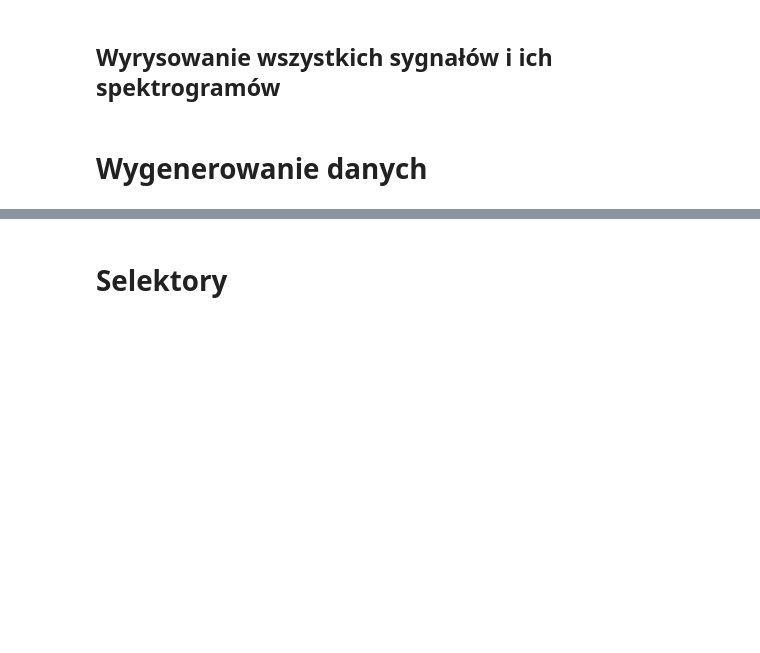
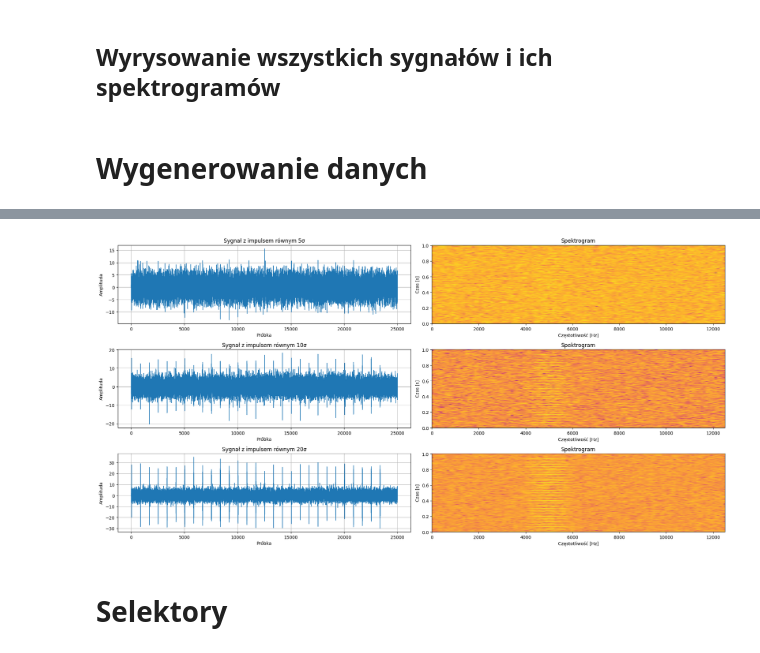
Before and after one commit to MD275996/System-to-identify-anomalies-in-vibration-signals-for-local-damage-detection-in-machines, a Jupyter notebook: main.ipynb, the cells around one changed output, grey strips where cells are left out. Cells and saved outputs as stored; diff of their text form; code cells hidden in the pictures; blank space fills up the shorter version.

```diff
--- a/main.ipynb
+++ b/main.ipynb
@@ -490,55 +481,57 @@ plot_all_selectors_grid_from_signals([signal1,signal2,signal3],fs=25000)
 # %%
 fig, axes = plt.subplots(3, 2, figsize=(20, 10))
 
-signal1 = impuls_simulator.gen_signal(B=0.5,fmod=30,sigma=0.1)
-signal2 = impuls_simulator.gen_signal(B=1,fmod=30,sigma=0.1)
-signal3 = impuls_simulator.gen_signal(B=2,fmod=30,sigma=0.1)
+signal1 = impuls_simulator.gen_signal(B=15,fmod=30,sigma=3)
+signal2 = impuls_simulator.gen_signal(B=30,fmod=30,sigma=3)
+signal3 = impuls_simulator.gen_signal(B=60,fmod=30,sigma=3)
 
 axes[0,0].plot(signal1, linewidth=1)
-axes[0,0].set_title(f"Sygnał w czasie")
+axes[0,0].set_title(f"Sygnał z impulsem równym 5σ")
 axes[0,0].set_xlabel("Próbka")
 axes[0,0].set_ylabel("Amplituda")
 axes[0,0].grid(True)
 
 axes[1,0].plot(signal2, linewidth=1)
-axes[1,0].set_title(f"Sygnał w czasie")
+axes[1,0].set_title(f"Sygnał z impulsem równym 10σ")
 axes[1,0].set_xlabel("Próbka")
 axes[1,0].set_ylabel("Amplituda")
 axes[1,0].grid(True)
 
 axes[2,0].plot(signal3, linewidth=1)
-axes[2,0].set_title(f"Sygnał w czasie")
+axes[2,0].set_title(f"Sygnał z impulsem równym 20σ")
 axes[2,0].set_xlabel("Próbka")
 axes[2,0].set_ylabel("Amplituda")
 axes[2,0].grid(True)
 
 #spektrogram
 fs = len(signal1)
 array_freq, array_tt, matrix_Zxx = scipy.signal.stft(signal1, fs = fs, window = 'hann')
 Zxx = np.abs(matrix_Zxx)
 im = axes[0,1].pcolormesh(array_freq, array_tt, 10*np.log10(Zxx.T), shading='gouraud', cmap='plasma',label='Amplituda [dB]')
 axes[0,1].set_xlabel('Częstotliwość [Hz]')
 axes[0,1].set_ylabel('Czas [s]')
 axes[0,1].set_title('Spektrogram')
 # axes[0,1].set_colorbar(label='Amplituda [dB]')
 
 fs = len(signal2)
 array_freq, array_tt, matrix_Zxx = scipy.signal.stft(signal2, fs = fs, window = 'hann')
 Zxx = np.abs(matrix_Zxx)
 axes[1,1].pcolormesh(array_freq, array_tt, 10*np.log10(Zxx.T), shading='gouraud', cmap='plasma',label='Amplituda [dB]')
 axes[1,1].set_xlabel('Częstotliwość [Hz]')
 axes[1,1].set_ylabel('Czas [s]')
 axes[1,1].set_title('Spektrogram')
 # axes[1,1].colorbar(label='Amplituda [dB]')
 
 fs = len(signal3)
 array_freq, array_tt, matrix_Zxx = scipy.signal.stft(signal3, fs = fs, window = 'hann')
 Zxx = np.abs(matrix_Zxx)
 axes[2,1].pcolormesh(array_freq, array_tt, 10*np.log10(Zxx.T), shading='gouraud', cmap='plasma',label='Amplituda [dB]')
 axes[2,1].set_xlabel('Częstotliwość [Hz]')
 axes[2,1].set_ylabel('Czas [s]')
 axes[2,1].set_title('Spektrogram')
 plt.tight_layout()
+# %% [output]
+[figure, added]
 # %% [markdown]
 # Selektory
 # %%
```
Also changed, not shown: parts of 3 cells of this notebook, 23 other files.
